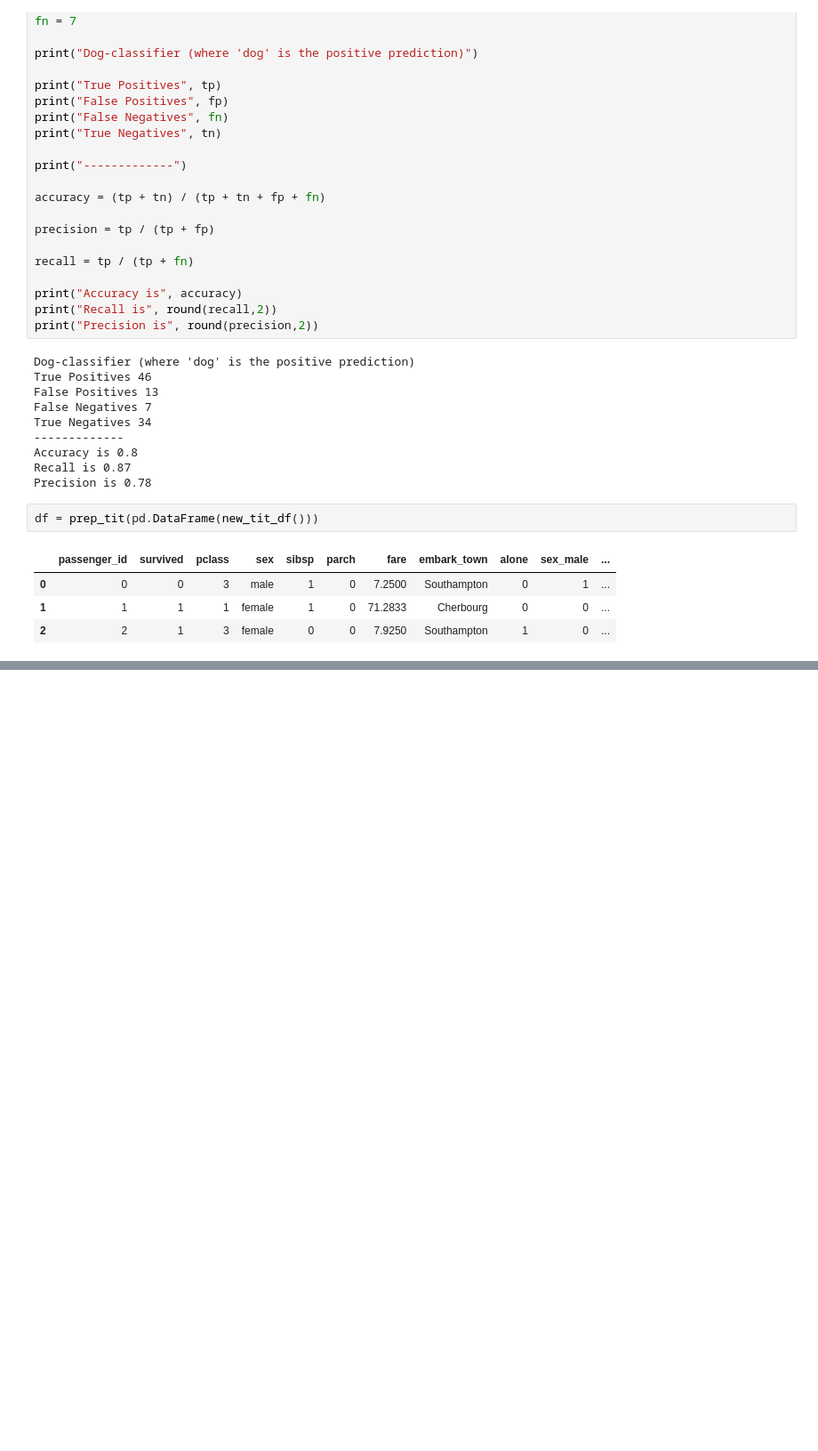
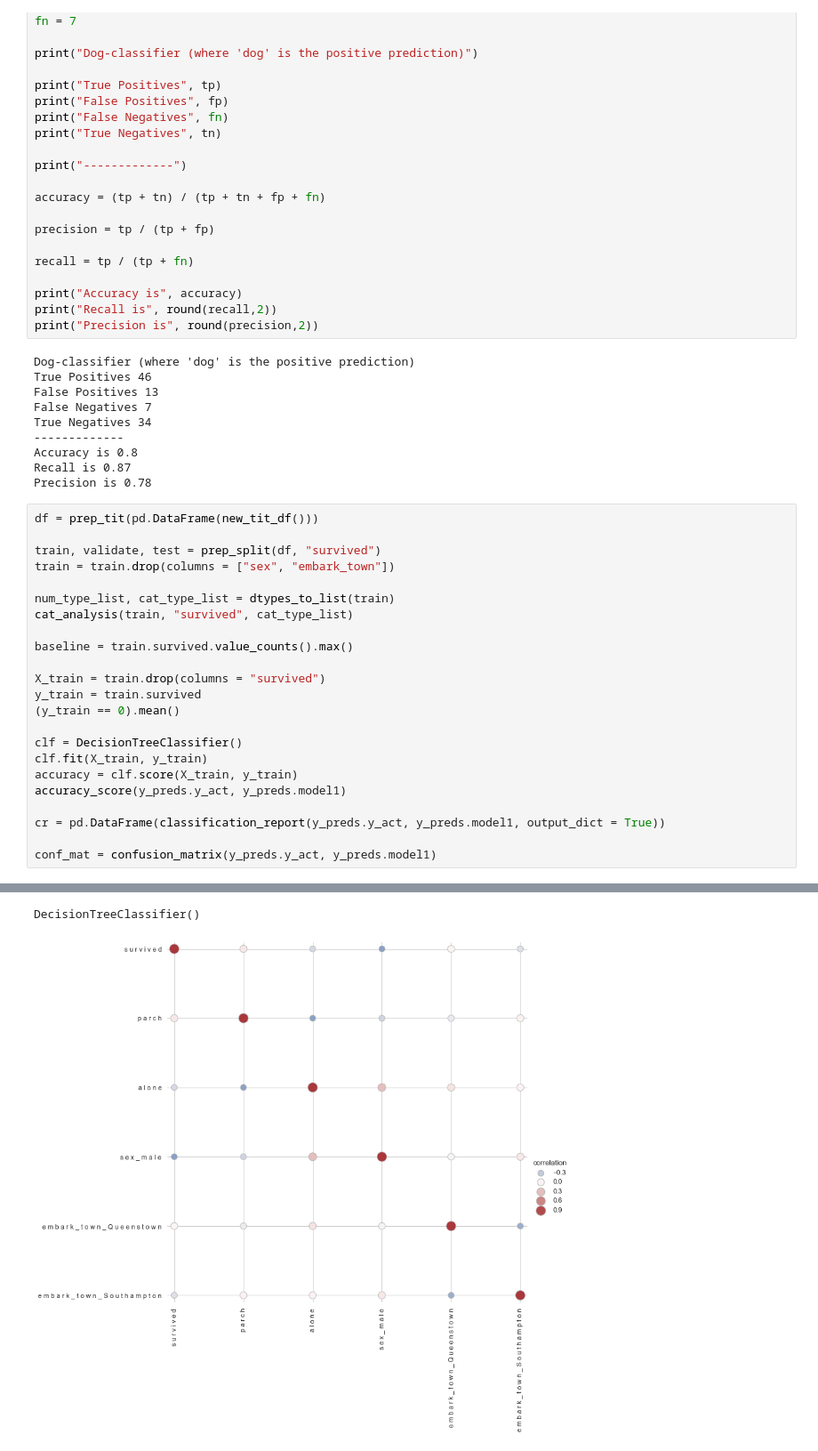
Before and after one commit to Peter-N-Chavez/classification_exercises, a Jupyter notebook: model_evaluation.ipynb, the cells around one changed output, grey strips where cells are left out. Shown at 89% size. Cells and saved outputs as stored; diff of their text form; blank space fills up the shorter version.

```diff
--- a/model_evaluation.ipynb
+++ b/model_evaluation.ipynb
@@ -71,10 +69,27 @@ True Negatives 34
 Accuracy is 0.8
 Recall is 0.87
 Precision is 0.78
-# %%
-df = prep_tit(pd.DataFrame(new_tit_df()))
-# %% [output]
-|  | passenger_id | survived | pclass | sex | sibsp | parch | fare | embark_town | alone | sex_male | ... |
-| 0 | 0 | 0 | 3 | male | 1 | 0 | 7.2500 | Southampton | 0 | 1 | ... |
-| 1 | 1 | 1 | 1 | female | 1 | 0 | 71.2833 | Cherbourg | 0 | 0 | ... |
-| 2 | 2 | 1 | 3 | female | 0 | 0 | 7.9250 | Southampton | 1 | 0 | ... |
+# %%
+df = prep_tit(pd.DataFrame(new_tit_df()))
+
+train, validate, test = prep_split(df, "survived")
+train = train.drop(columns = ["sex", "embark_town"])
+
+num_type_list, cat_type_list = dtypes_to_list(train)
+cat_analysis(train, "survived", cat_type_list)
+
+baseline = train.survived.value_counts().max()
+
+X_train = train.drop(columns = "survived")
+y_train = train.survived
+(y_train == 0).mean()
+
+clf = DecisionTreeClassifier()
+clf.fit(X_train, y_train)
+accuracy = clf.score(X_train, y_train)
+accuracy_score(y_preds.y_act, y_preds.model1)
+
+cr = pd.DataFrame(classification_report(y_preds.y_act, y_preds.model1, output_dict = True))
+
+conf_mat = confusion_matrix(y_preds.y_act, y_preds.model1)
+# %% [output]
@@ -80,0 +108,2 @@ df = prep_tit(pd.DataFrame(new_tit_df()))
+DecisionTreeClassifier()
+[figure, added]
```
Also changed, not shown: parts of 2 cells of this notebook.
